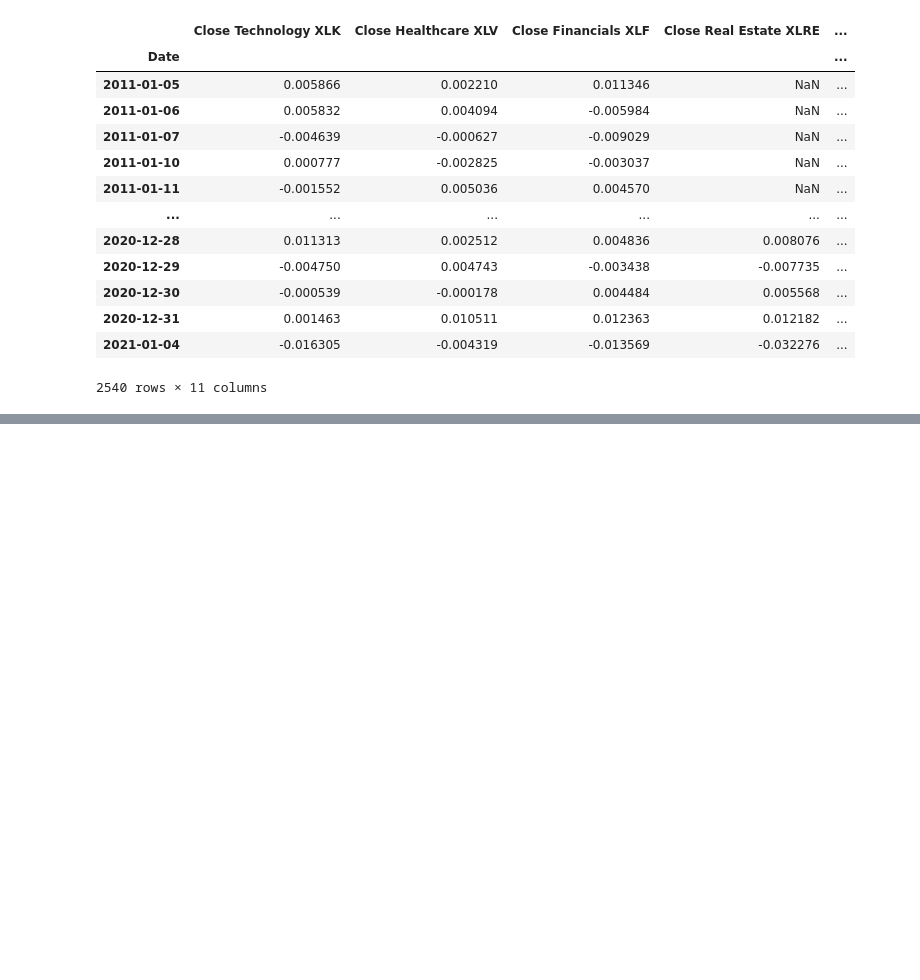
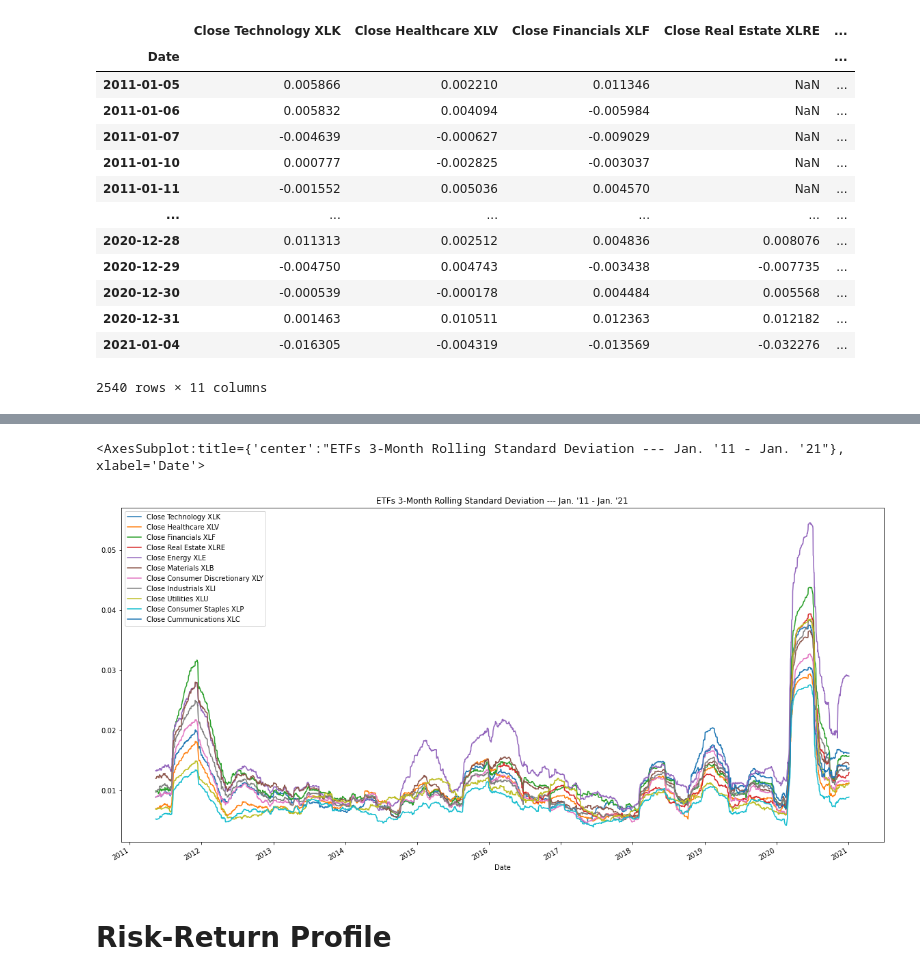
Before and after one commit to dodobirb/Project_2_ETF_Lex_RoboAdvisor, a Jupyter notebook: etfs_imports.ipynb, the cells around one changed output, grey strips where cells are left out. Cells and saved outputs as stored; diff of their text form; code cells hidden in the pictures; blank space fills up the shorter version.

```diff
--- a/etfs_imports.ipynb
+++ b/etfs_imports.ipynb
@@ -297,0 +365,12 @@ total_returns_spdr_etfs.plot.bar(figsize=(20, 8))
+# %%
+rolling_stdev_etfs = daily_returns_spdr_etfs.rolling(window=90).std()
+
+rolling_stdev_etfs.plot(
+    figsize=(20, 10),
+    title="ETFs 3-Month Rolling Standard Deviation --- Jan. '11 - Jan. '21"
+)
+# %% [output]
+<AxesSubplot:title={'center':"ETFs 3-Month Rolling Standard Deviation --- Jan. '11 - Jan. '21"}, xlabel='Date'>
+[figure, added]
+# %% [markdown]
+# Risk-Return Profile
```
Also changed, not shown: parts of 14 cells of this notebook.
